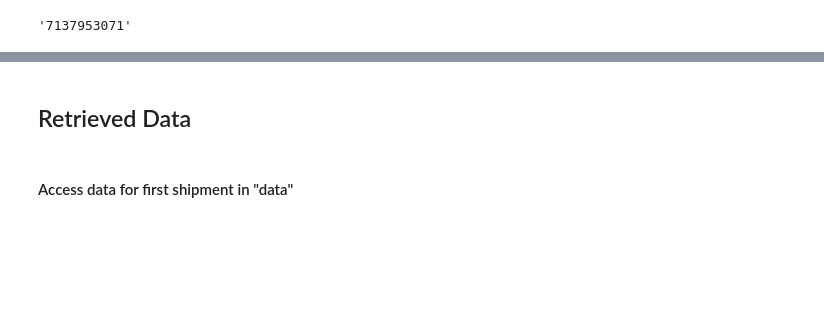
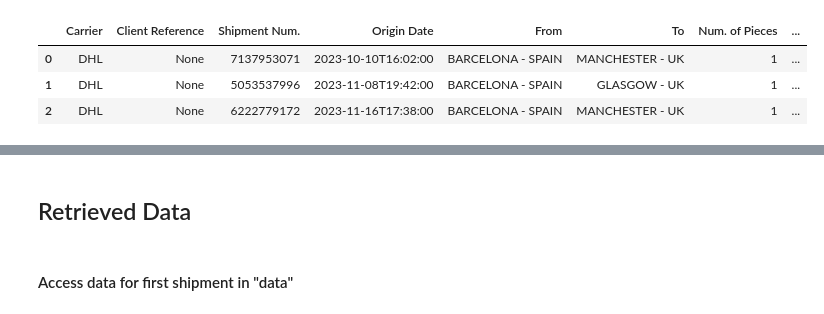
Before and after one commit to alleida23/Shipment_Tracker, a Jupyter notebook: DHL API.ipynb, the cells around one changed output, grey strips where cells are left out. Saved outputs shown, nothing was run; the diff lists cells and outputs as text; code cells hidden in the pictures; blank space fills up the shorter version.

```diff
--- a/DHL API.ipynb
+++ b/DHL API.ipynb
@@ -50,21 +90,60 @@ else:
 # %%
-# Shipment number
-shipment_num = data['shipments'][0]['id']
-# Shipment Origin Date
-shipm_origin_date = data['shipments'][0]['events'][-1]['timestamp']
-# Shipment Origin Location
-shipm_origin_location = data['shipments'][0]['events'][-1]['location']['address']['addressLocality']
-# Number of pieces
-num_pieces= data['shipments'][0]['details']['totalNumberOfPieces']
-# Shipment destination
-shipment_destination = data['shipments'][0]['destination']['address']['addressLocality']
-# Carrier Status
-carrier_status = data['shipments'][0]['status']['description']
-# Last Update
-last_update = data['shipments'][0]['events'][0]['timestamp']
-# Last Location
-last_location = data['shipments'][0]['events'][0]['location']['address']['addressLocality']
-# Last Notification
-last_notification = data['shipments'][0]['events'][0]['description']
+# Extract data from every shipment
+all_results = []
+
+# Total number of shipments retrieved
+total_indexes = len(data['shipments']) # Ex. 4
+
+# Set First shipment index
+index = 0                              # Ex. (0,1,2,3) - Starts at 0!
+
+while index < total_indexes:
+    # Retrieve data from every indexed shipment
+    for shipment in data['shipments']:
+        # Shipment number
+        shipment_num = data['shipments'][index]['id']
+        # Shipment Origin Date
+        shipm_origin_date = data['shipments'][index]['events'][-1]['timestamp']
+        # Shipment Origin Location
+        shipm_origin_location = data['shipments'][index]['events'][-1]['location']['address']['addressLocality']
+        # Shipment destination
+        shipment_destination = data['shipments'][index]['destination']['address']['addressLocality']
+        # Number of pieces
+        num_pieces= data['shipments'][index]['details']['totalNumberOfPieces']
+        # Carrier Status
+        carrier_status = data['shipments'][index]['status']['description']
+        # Last Update
+        last_update = data['shipments'][index]['events'][0]['timestamp']
+        # Last Location
+        last_location = data['shipments'][index]['events'][0]['location']['address']['addressLocality']
+        # Last Notification
+        last_notification = data['shipments'][index]['events'][0]['description']
+
+        # Append extracted data to the results list
+        all_results.append({
+            "Carrier": "DHL",
+            "Client Reference": None,
+            "Shipment Num.": shipment_num,
+            "Origin Date": shipm_origin_date,
+            "From": shipm_origin_location,
+            "To": shipment_destination,
+            "Num. of Pieces": num_pieces,
+            "Carrier Status": carrier_status,
+            "Last Update": last_update,
+            "Last Location": last_location,
+            "Last Action": last_notification,
+            "Exception Notification": None
+            })
+
+        # Increment index by 1
+        index += 1
+
+
+# Create a DataFrame
+dhl_df = pd.DataFrame(all_results)
+dhl_df
 # %% [output]
-'7137953071'
+|  | Carrier | Client Reference | Shipment Num. | Origin Date | From | To | Num. of Pieces | ... |
+| 0 | DHL | None | 7137953071 | 2023-10-10T16:02:00 | BARCELONA - SPAIN | MANCHESTER - UK | 1 | ... |
+| 1 | DHL | None | 5053537996 | 2023-11-08T19:42:00 | BARCELONA - SPAIN | GLASGOW - UK | 1 | ... |
+| 2 | DHL | None | 6222779172 | 2023-11-16T17:38:00 | BARCELONA - SPAIN | MANCHESTER - UK | 1 | ... |
```
Also changed, not shown: parts of 25 cells of this notebook, 1 other file.
